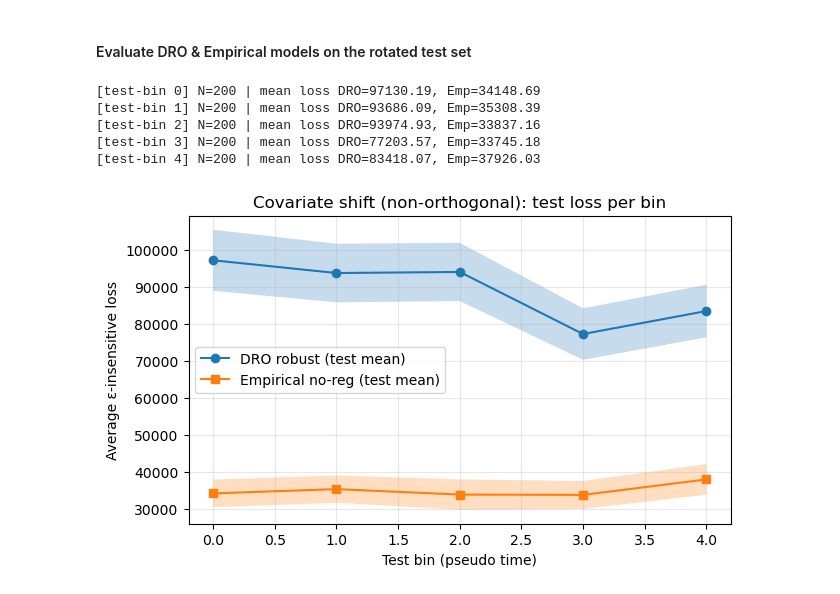
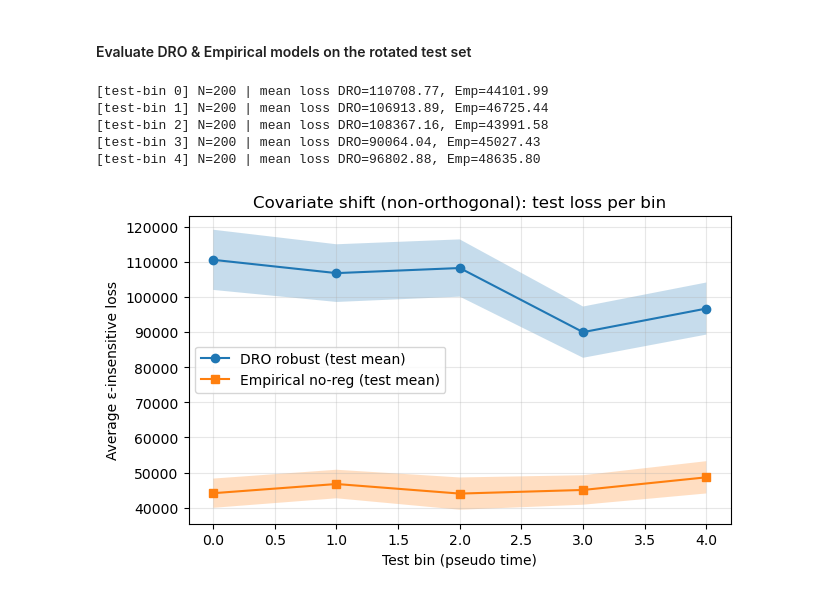
Before and after one commit to ujicrush/SP2, a Jupyter notebook: instance code.ipynb, the cells around one changed output. Drawn from its saved outputs; the diff is of its cells as text; code cells hidden in the pictures.

```diff
--- a/instance code.ipynb
+++ b/instance code.ipynb
@@ -159,13 +159,13 @@ for t in range(T):
     pi_t = time_weights_from_indices(time_idx, now_t=t, decay=q)
 
     # (6) Solve DRO-SVR
-    w_t, status = solve_dro_svr(X_all, y_all, ell, upp, pi_t, epsilon=80000.0, rho=15.0)
+    w_t, status = solve_dro_svr(X_all, y_all, ell, upp, pi_t, epsilon=60000.0, rho=15.0)
     w_series.append(w_t)
     print(f"[t={t}] DRO-SVR solved (status={status}), ||w||₂ = {np.linalg.norm(w_t):.3e}")
 
     # (7) Solve empirical ε-SVR (no regularization, time-weighted)
     w_emp, status_emp = solve_empirical_svr_noreg(
-        X_all, y_all, epsilon=80000.0, sample_weights=pi_t
+        X_all, y_all, epsilon=60000.0, sample_weights=pi_t
     )
     w_emp_series.append(w_emp)
     print(f"[t={t}] Empirical SVR solved (status={status_emp}), ||w||₂ = {np.linalg.norm(w_emp):.3e}")
@@ -173,8 +173,8 @@ for t in range(T):
     # (8) Compute losses on current batch
     y_pred_rob = X_t @ w_t
     y_pred_emp = X_t @ w_emp
-    L_t_rob = eps_ins_loss(y_t, y_pred_rob, eps=80000.0)
-    L_t_emp = eps_ins_loss(y_t, y_pred_emp, eps=80000.0)
+    L_t_rob = eps_ins_loss(y_t, y_pred_rob, eps=60000.0)
+    L_t_emp = eps_ins_loss(y_t, y_pred_emp, eps=60000.0)
     loss_mean_rob.append(L_t_rob.mean())
     loss_sem_rob.append(L_t_rob.std(ddof=1) / np.sqrt(len(L_t_rob)))
     loss_mean_emp.append(L_t_emp.mean())
@@ -290,44 +290,44 @@ for t in range(T_test):
     y_emp_test_pred = X_bin @ w_emp
 
     # ε-insensitive loss per bin
-    L_rob_test = eps_ins_loss(y_bin, y_rob_test_pred, eps=80000.0)
-    L_emp_test = eps_ins_loss(y_bin, y_emp_test_pred, eps=80000.0)
+    L_rob_test = eps_ins_loss(y_bin, y_rob_test_pred, eps=60000.0)
+    L_emp_test = eps_ins_loss(y_bin, y_emp_test_pred, eps=60000.0)
 
     # aggregate: mean and standard error
     test_mean_rob.append(L_rob_test.mean())
     test_sem_rob.append(L_rob_test.std(ddof=1) / np.sqrt(len(L_rob_test)))
     test_mean_emp.append(L_emp_test.mean())
     test_sem_emp.append(L_emp_test.std(ddof=1) / np.sqrt(len(L_emp_test)))
 
     print(f"[test-bin {t}] N={len(idx)} | mean loss DRO={test_mean_rob[-1]:.2f}, Emp={test_mean_emp[-1]:.2f}")
 
 t_axis = np.arange(T_test)
 plt.figure(figsize=(7, 4))
 
 # DRO on test
 plt.plot(t_axis, test_mean_rob, marker="o", label="DRO robust (test mean)")
 plt.fill_between(t_axis,
                  np.array(test_mean_rob) - np.array(test_sem_rob),
                  np.array(test_mean_rob) + np.array(test_sem_rob),
                  alpha=0.25)
 
 # Empirical on test
 plt.plot(t_axis, test_mean_emp, marker="s", label="Empirical no-reg (test mean)")
 plt.fill_between(t_axis,
                  np.array(test_mean_emp) - np.array(test_sem_emp),
                  np.array(test_mean_emp) + np.array(test_sem_emp),
                  alpha=0.25)
 
 plt.xlabel("Test bin (pseudo time)")
 plt.ylabel("Average ε-insensitive loss")
 plt.title("Covariate shift (non-orthogonal): test loss per bin")
 plt.grid(True, alpha=0.3)
 plt.legend()
 plt.show()
 # %% [output]
-[test-bin 0] N=200 | mean loss DRO=97130.19, Emp=34148.69
-[test-bin 1] N=200 | mean loss DRO=93686.09, Emp=35308.39
-[test-bin 2] N=200 | mean loss DRO=93974.93, Emp=33837.16
-[test-bin 3] N=200 | mean loss DRO=77203.57, Emp=33745.18
-[test-bin 4] N=200 | mean loss DRO=83418.07, Emp=37926.03
+[test-bin 0] N=200 | mean loss DRO=110708.77, Emp=44101.99
+[test-bin 1] N=200 | mean loss DRO=106913.89, Emp=46725.44
+[test-bin 2] N=200 | mean loss DRO=108367.16, Emp=43991.58
+[test-bin 3] N=200 | mean loss DRO=90064.04, Emp=45027.43
+[test-bin 4] N=200 | mean loss DRO=96802.88, Emp=48635.80
-[figure, old version]
+[figure, new version]
```
Also changed, not shown: parts of 2 cells of this notebook.
